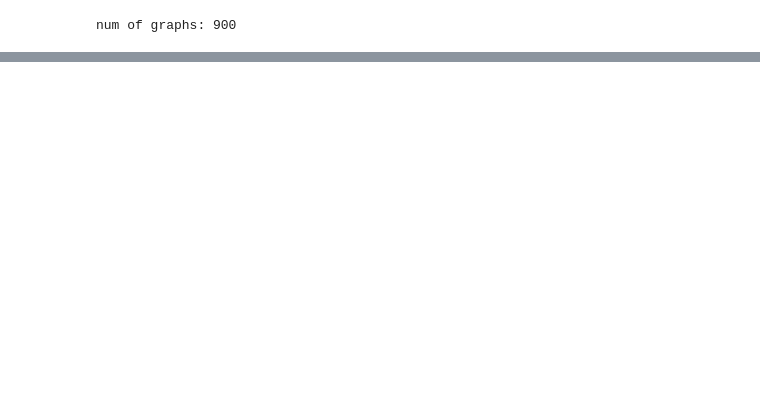
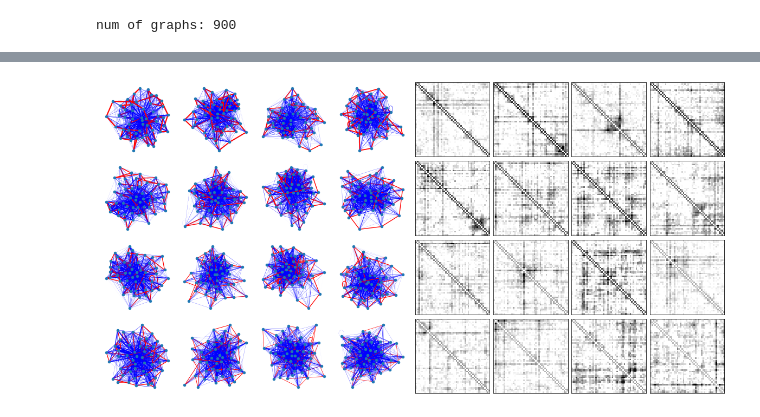
Before and after one commit to BryaneX455/reu2022, a Jupyter notebook: Kuramoto Model/Caltech.ipynb, the cells around one changed output, grey strips where cells are left out. Drawn from its saved outputs; the diff is of its cells as text; code cells hidden in the pictures; blank space fills up the shorter version.

```diff
--- a/Kuramoto Model/Caltech.ipynb
+++ b/Kuramoto Model/Caltech.ipynb
@@ -953,0 +611,4 @@ display_dictionary(W_false, figsize=[10,10])
+# %%
+display_dict_and_graph(W=W_true, At = np.dot(H_true, H_true.T), fig_size=[20,10], show_importance=True)
+# %% [output]
+[figure, added]
```
Also changed, not shown: parts of 38 cells of this notebook, 2 other files.
